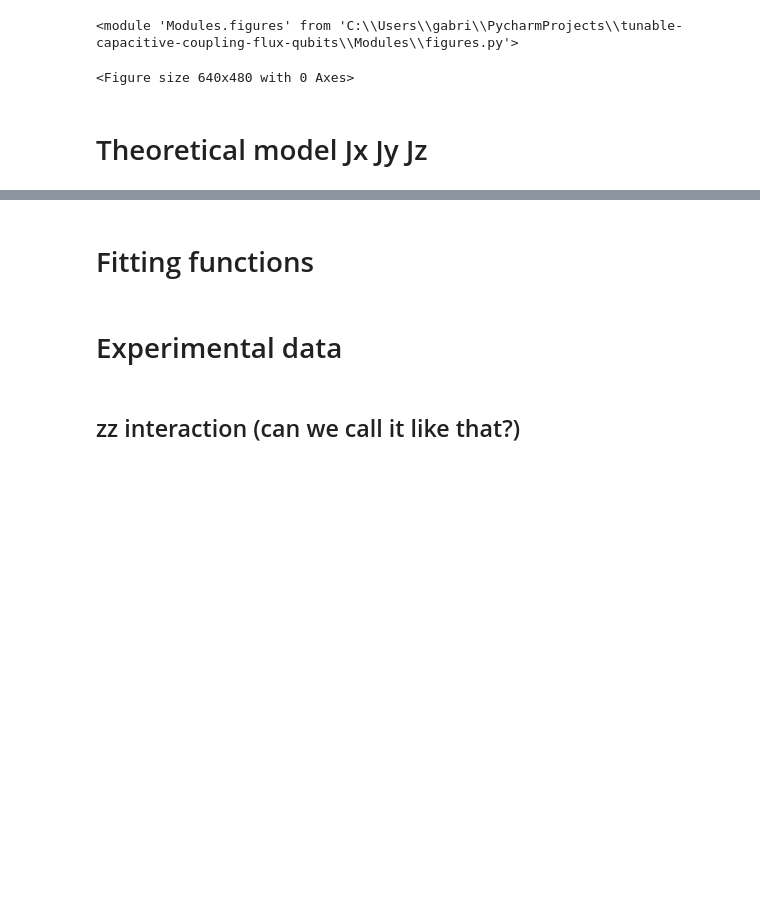
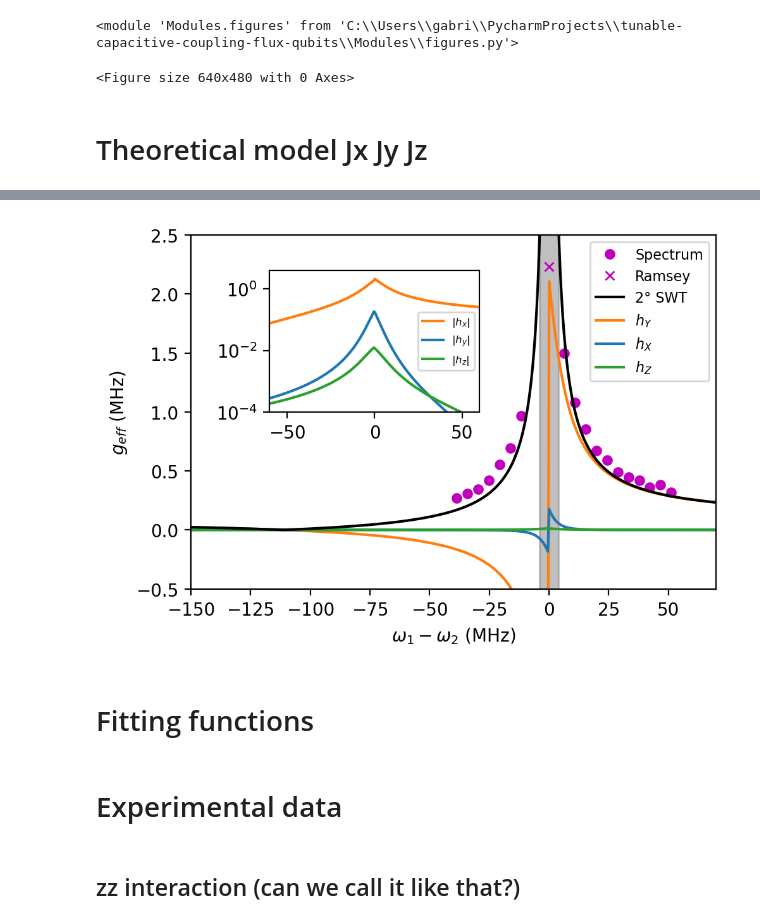
Before and after one commit to GabrielJauma/tunable-capacitive-coupling-flux-qubits, a Jupyter notebook: KIT/Experiments/ZZ Ramsey measurement.ipynb, the cells around one changed output, grey strips where cells are left out. Saved outputs shown, nothing was run; the diff lists cells and outputs as text; code cells hidden in the pictures; blank space fills up the shorter version.

```diff
--- a/KIT/Experiments/ZZ Ramsey measurement.ipynb
+++ b/KIT/Experiments/ZZ Ramsey measurement.ipynb
@@ -36,0 +80,17 @@ e0  = 1.602e-19
+# %%
+φ_ext_2_values = np.concatenate(([0.5], np.linspace(0.51, 0.516,50),  np.linspace(0.516, 0.52,201),  np.linspace(0.52, 0.528,50)))
+# %%
+p1              = np.zeros([len(φ_ext_2_values), 4, 4])
+p2              = np.zeros([len(φ_ext_2_values), 4, 4])
+SWT             = np.zeros([len(φ_ext_2_values), 4, 4])
+Qs              = np.zeros([len(φ_ext_2_values), 4, 4], dtype='complex')
+g_13_analytic   = np.zeros([len(φ_ext_2_values)])
+g_13_manuel   = np.zeros([len(φ_ext_2_values)])
+Δfq2            = np.zeros([len(φ_ext_2_values)])
+
+fluxonium_1 = sq_ext.sq_fluxonium(C_F_eff=C_inv[0, 0] ** -1, L_F_eff = LF_1, EJ=EJ_1, nmax_f=nmax_f)
+fluxonium_3 = sq_ext.sq_fluxonium(C_F_eff=C_inv[2, 2] ** -1, L_F_eff = LF_3, EJ=EJ_3, nmax_f=nmax_f)
+
+φ_ext_3_resonance = sq_ext.find_resonance(fluxonium_1.hamiltonian(), fluxonium_3)
+loop_3 = fluxonium_3.loops[0]
+loop_3.set_flux(φ_ext_3_resonance)
@@ -37,3 +330,71 @@ e0  = 1.602e-19
+# %%
+import matplotlib.pyplot as plt
+from matplotlib.patches import Rectangle
+import numpy as np
+
+fig, ax2 = plt.subplots(figsize=np.array([8.5,6])*0.6, dpi=200)
+
+linestyles = ['-', '--', '-' ]
+labels = [r'$h_X$', r'$h_Y$', r'$h_Z$']
+colors = figs.generate_colors_from_colormap(10, 'tab10')
+Pauli_list = [p1, p2, SWT]
+
+inset_position = [0.15, 0.5, 0.4, 0.4]  # [left, bottom, width, height] as a fraction of parent axis
+inset_ax = ax2.inset_axes(inset_position)
+
+
+ax2.plot((fq2_set_vec[:7]-f2_of_max_g)*1e3, x0_array_opt[:7]*1e3, color='m', marker='o', ls='', ms=5,label='Spectrum')
+ax2.plot((fq2_set_vec[-11:]-f2_of_max_g)*1e3, x0_array_opt[-11:]*1e3, color='m', marker='o', ls='', ms=5)
+ax2.plot(0,3.16 / np.sqrt(2), color='m', marker='x', ls='', ms=5, label='Ramsey')
+ax2.plot([], 'k', markersize=3, label='2° SWT')
+
+for i, Pauli in enumerate(Pauli_list):
+    if i == 0 or i==1:
+        continue
+    σxσx = Pauli[:, 1, 1]
+    σyσy = Pauli[:, 2, 2]
+    σzσz = Pauli[:, 3, 3]
+
+
+    ax2.plot(Δfq2 , σyσy  * 1e3, color=colors[1], linestyle=linestyles[i], label=labels[1])
+    ax2.plot(Δfq2 , σxσx  * 1e3, color=colors[0], linestyle=linestyles[i], label=labels[0])
+    ax2.plot(Δfq2 , σzσz  * 1e3, color=colors[2], linestyle=linestyles[i], label=labels[2])
+
+    # ax2.plot(Δfq2 ,  2 * np.sqrt( (σxσx + σyσy)**2 )   * 1e3, color=colors[2], linestyle=linestyles[i], label='$\Delta E')
+
+
+    inset_ax.plot(Δfq2 , np.abs(σyσy)  * 1e3, color=colors[1], linestyle=linestyles[i], label=r'$|h_x|$')
+    inset_ax.plot(Δfq2 , np.abs(σxσx)  * 1e3, color=colors[0], linestyle=linestyles[i], label=r'$|h_y|$')
+    inset_ax.plot(Δfq2 , np.abs(σzσz)  * 1e3, color=colors[2], linestyle=linestyles[i], label=r'$|h_z|$')
+
+    if i ==2:
+        ax2.legend(fontsize=8)
+
+ax2.plot(Δfq2, np.abs(g_13_analytic * 1e3), 'k', markersize=3)
+
+rect = Rectangle((-4, -0.5), 8,10 , color='grey', alpha=0.5)
+ax2.add_patch(rect)
+
+ax2.set_xlabel(r'$\omega_1 - \omega_2$ (MHz)')
+ax2.set_ylabel(r'$g_{eff}$ (MHz)')
+
+ax2.set_xlim([-150, 70])
+ax2.set_ylim([-0.5, 2.5])
+
+inset_ax.set_yscale('log')
+
+inset_ax.set_ylim([1e-4, 4e0])
+inset_ax.set_xlim([-60, 60])
+inset_ax.legend(fontsize=6)
+
+
+fig.tight_layout()
+
+# Export or show the figure
+figs.export('mediated_capacitive_coupling_vs_CC_qubit_1_and_qubit_3_linear.pdf', fig)
+# fig.show()
+# %% [output]
+[figure, added]
 # %% [markdown]
 # Fitting functions
 # %%
```
Also changed, not shown: parts of 9 cells of this notebook.
